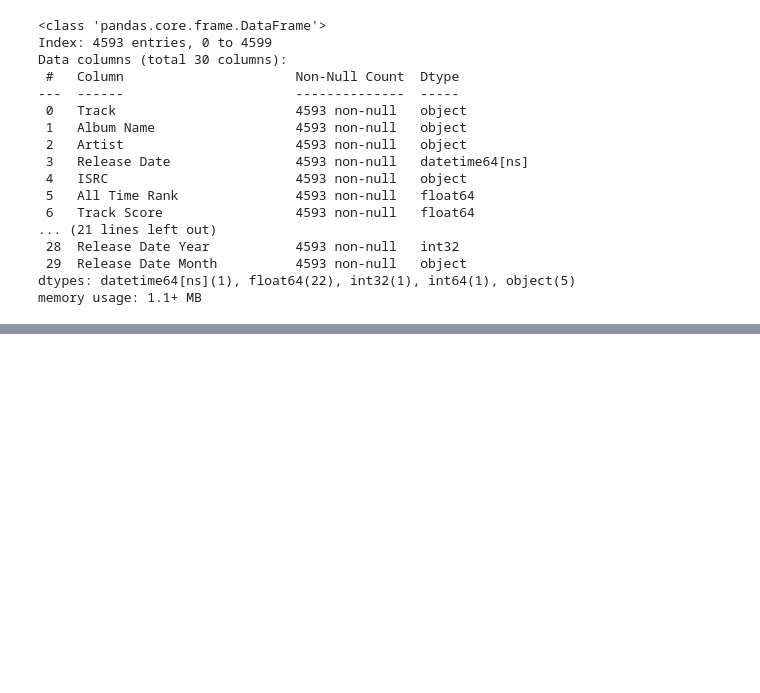
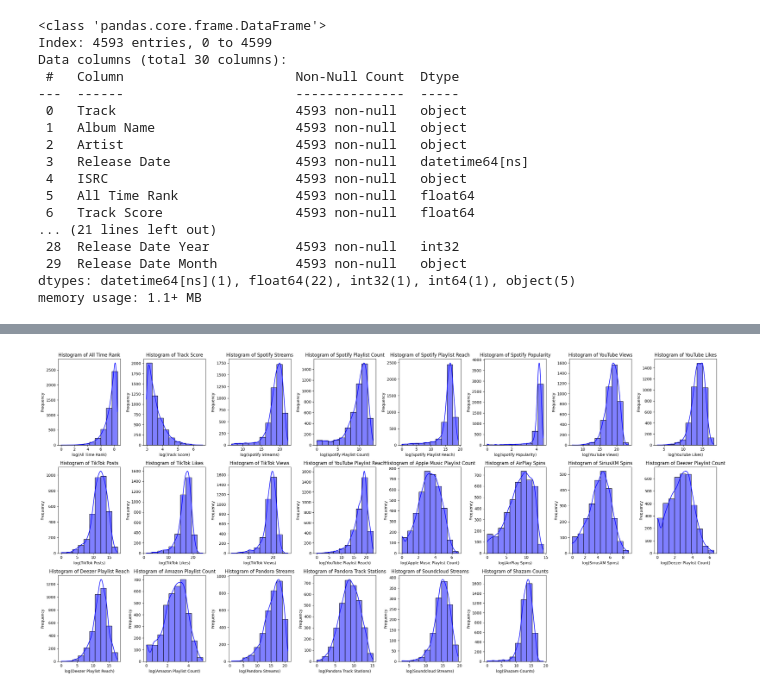
Before and after one commit to desareca/Tareas_Analisis_Datos-G6, a Jupyter notebook: Tarea_I_Analisis_de_Datos_Grupo_6.ipynb, the cells around one changed output, grey strips where cells are left out. Cells and saved outputs as stored; diff of their text form; code cells hidden in the pictures; blank space fills up the shorter version.

Commit message:
Agrega transformer, imputer y scaler

```diff
--- a/Tarea_I_Analisis_de_Datos_Grupo_6.ipynb
+++ b/Tarea_I_Analisis_de_Datos_Grupo_6.ipynb
@@ -239,0 +267,28 @@ df[df['All Time Rank'].isin(df.groupby('All Time Rank')['All Time Rank'].count()
+# %%
+# Hay varias columnas numericas que al aplciar log podrían normalizar su distribucion
+# Visualización Histogramas
+cols_transf_log = ['All Time Rank', 'Track Score', 'Spotify Streams', 'Spotify Playlist Count', 'Spotify Playlist Reach', 'Spotify Popularity', 'YouTube Views', 'YouTube Likes', 'TikTok Posts',
+       'TikTok Likes', 'TikTok Views', 'YouTube Playlist Reach', 'Apple Music Playlist Count', 'AirPlay Spins', 'SiriusXM Spins', 'Deezer Playlist Count', 'Deezer Playlist Reach',
+       'Amazon Playlist Count', 'Pandora Streams', 'Pandora Track Stations', 'Soundcloud Streams', 'Shazam Counts']
+
+n_cols = 8
+n_rows = len(cols_transf_log) // n_cols + int(len(cols_transf_log) % n_cols != 0)
+
+fig, axes = plt.subplots(n_rows, n_cols, figsize=(25, 4 * n_rows))
+axes = axes.flatten() if len(cols_transf_log) > 1 else [axes]
+
+df_transf_log = df.copy()
+for i, col in enumerate(cols_transf_log):
+    df_transf_log[col] = df_transf_log[col].apply(np.log)
+    sns.histplot(df_transf_log[col], kde=True, ax=axes[i], color='blue', bins=10)
+    axes[i].set_title(f'Histogram of {col}')
+    axes[i].set_xlabel(f'log({col})')
+    axes[i].set_ylabel('Frequency')
+
+for j in range(i + 1, len(axes)):
+    fig.delaxes(axes[j])
+
+plt.tight_layout()
+plt.show()
+# %% [output]
+[figure, added]
```
Also changed, not shown: parts of 15 cells of this notebook, 2 other files.
